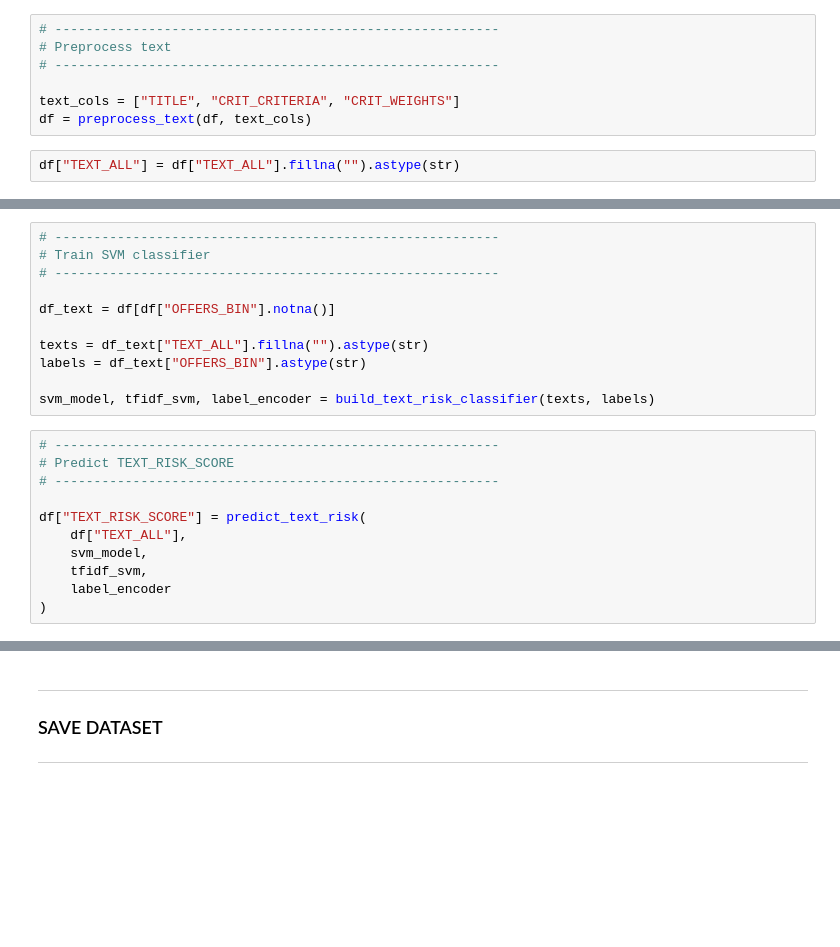
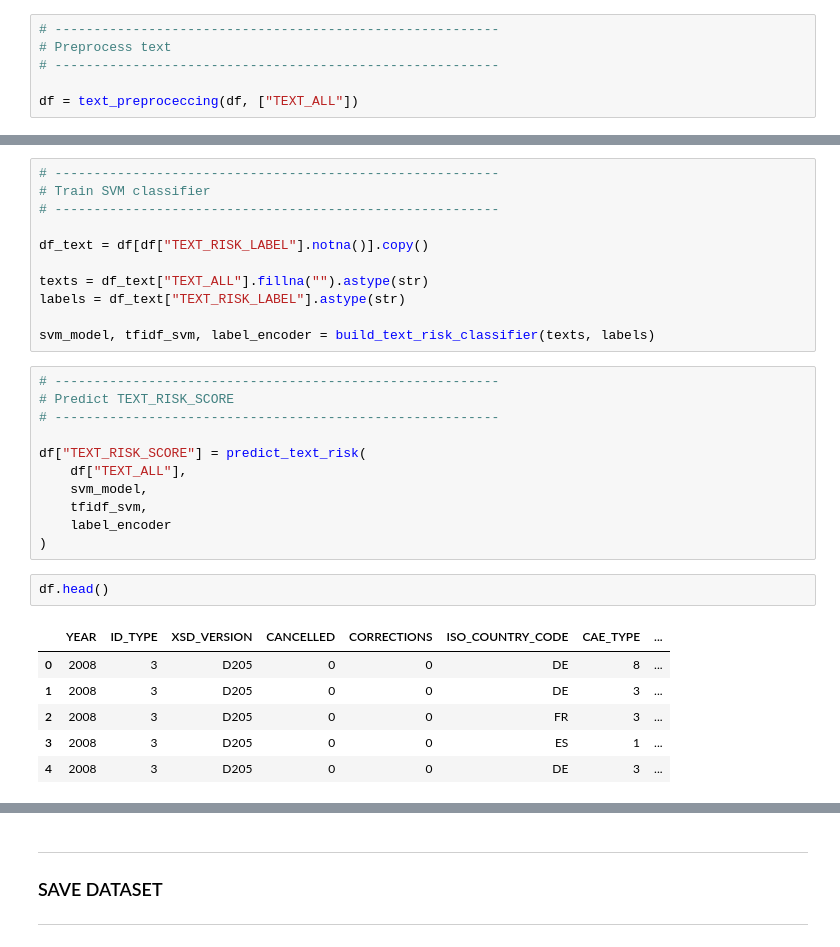
Before and after one commit to datascience-faina/public-procurement-support, a Jupyter notebook: notebooks/05_nlp_analysis.ipynb, the cells around one changed output, grey strips where cells are left out. Cells and saved outputs as stored; diff of their text form; blank space fills up the shorter version.

```diff
--- a/notebooks/05_nlp_analysis.ipynb
+++ b/notebooks/05_nlp_analysis.ipynb
@@ -90,7 +92,4 @@ DE dataset: (303349, 41)
 # Preprocess text
 # ---------------------------------------------------------
 
-text_cols = ["TITLE", "CRIT_CRITERIA", "CRIT_WEIGHTS"]
-df = preprocess_text(df, text_cols)
+df = text_preproceccing(df, ["TEXT_ALL"])
-# %%
-df["TEXT_ALL"] = df["TEXT_ALL"].fillna("").astype(str)
@@ -129,10 +132,10 @@ df["TEXT_RISK_LABEL"] = df["OFFERS_BIN"].map(risk_map)
 # Train SVM classifier
 # ---------------------------------------------------------
 
-df_text = df[df["OFFERS_BIN"].notna()]
+df_text = df[df["TEXT_RISK_LABEL"].notna()].copy()
 
 texts = df_text["TEXT_ALL"].fillna("").astype(str)
-labels = df_text["OFFERS_BIN"].astype(str)
+labels = df_text["TEXT_RISK_LABEL"].astype(str)
 
 svm_model, tfidf_svm, label_encoder = build_text_risk_classifier(texts, labels)
 # %%
@@ -146,3 +149,12 @@ df["TEXT_RISK_SCORE"] = predict_text_risk(
     tfidf_svm,
     label_encoder
 )
+# %%
+df.head()
+# %% [output]
+|  | YEAR | ID_TYPE | XSD_VERSION | CANCELLED | CORRECTIONS | ISO_COUNTRY_CODE | CAE_TYPE | ... |
+| 0 | 2008 | 3 | D205 | 0 | 0 | DE | 8 | ... |
+| 1 | 2008 | 3 | D205 | 0 | 0 | DE | 3 | ... |
+| 2 | 2008 | 3 | D205 | 0 | 0 | FR | 3 | ... |
+| 3 | 2008 | 3 | D205 | 0 | 0 | ES | 1 | ... |
+| 4 | 2008 | 3 | D205 | 0 | 0 | DE | 3 | ... |
```
Also changed, not shown: parts of 9 cells of this notebook, 24 other files.
